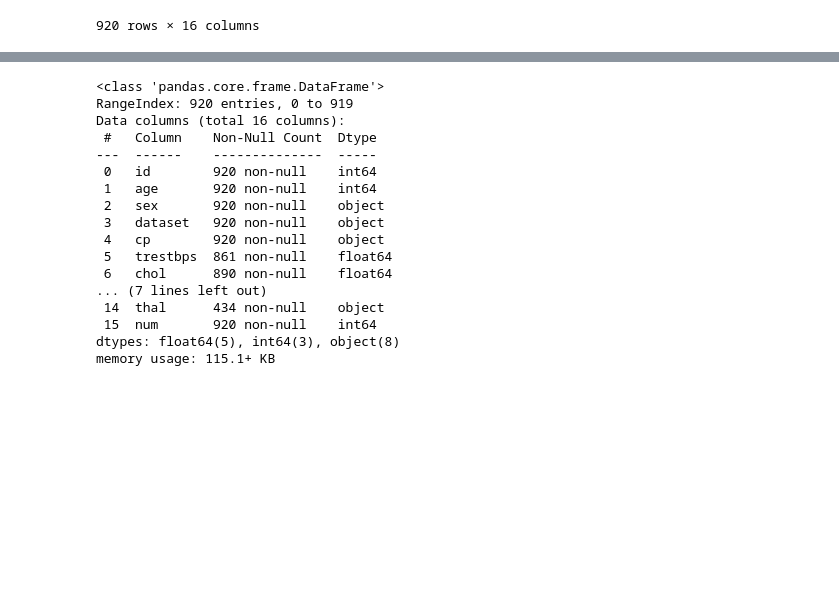
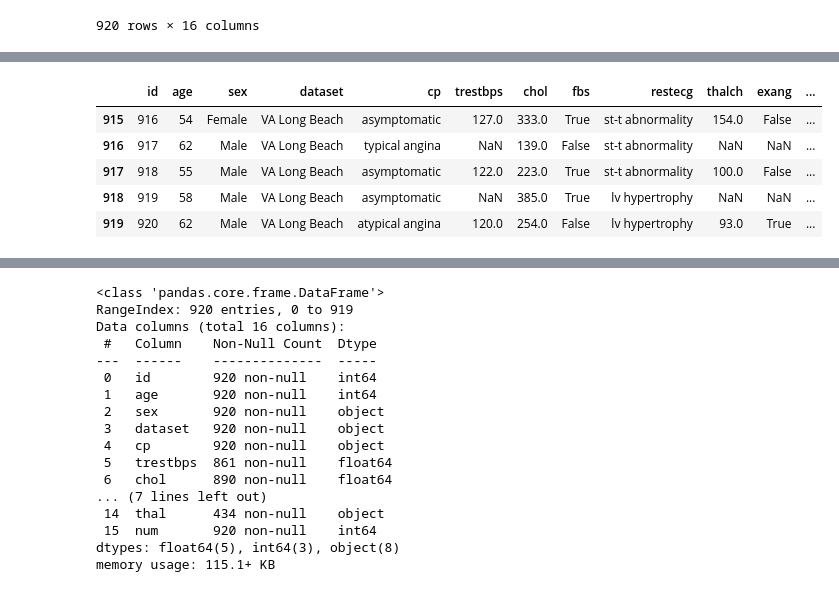
Before and after one commit to melindasaf/050_Angrayni-Melinda-S_POSTTEST-2-PDAB, a Jupyter notebook: 050_Angrayni_Melinda_S_Posttest_2.ipynb, the cells around one changed output, grey strips where cells are left out. Cells and saved outputs as stored; diff of their text form; code cells hidden in the pictures; blank space fills up the shorter version.

```diff
--- a/050_Angrayni_Melinda_S_Posttest_2.ipynb
+++ b/050_Angrayni_Melinda_S_Posttest_2.ipynb
@@ -457,0 +473,9 @@ df2
+# %%
+df2.tail()
+# %% [output]
+|  | id | age | sex | dataset | cp | trestbps | chol | fbs | restecg | thalch | exang | ... |
+| 915 | 916 | 54 | Female | VA Long Beach | asymptomatic | 127.0 | 333.0 | True | st-t abnormality | 154.0 | False | ... |
+| 916 | 917 | 62 | Male | VA Long Beach | typical angina | NaN | 139.0 | False | st-t abnormality | NaN | NaN | ... |
+| 917 | 918 | 55 | Male | VA Long Beach | asymptomatic | 122.0 | 223.0 | True | st-t abnormality | 100.0 | False | ... |
+| 918 | 919 | 58 | Male | VA Long Beach | asymptomatic | NaN | 385.0 | True | lv hypertrophy | NaN | NaN | ... |
+| 919 | 920 | 62 | Male | VA Long Beach | atypical angina | 120.0 | 254.0 | False | lv hypertrophy | 93.0 | True | ... |
```
Also changed, not shown: parts of 30 cells of this notebook.
